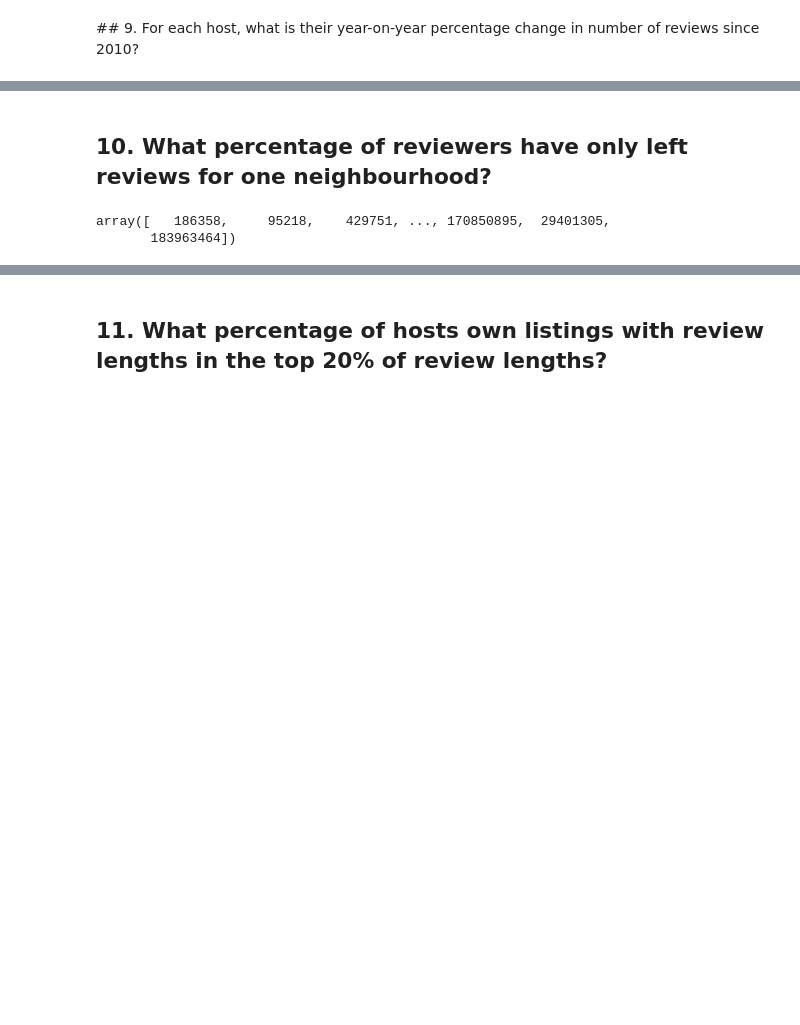
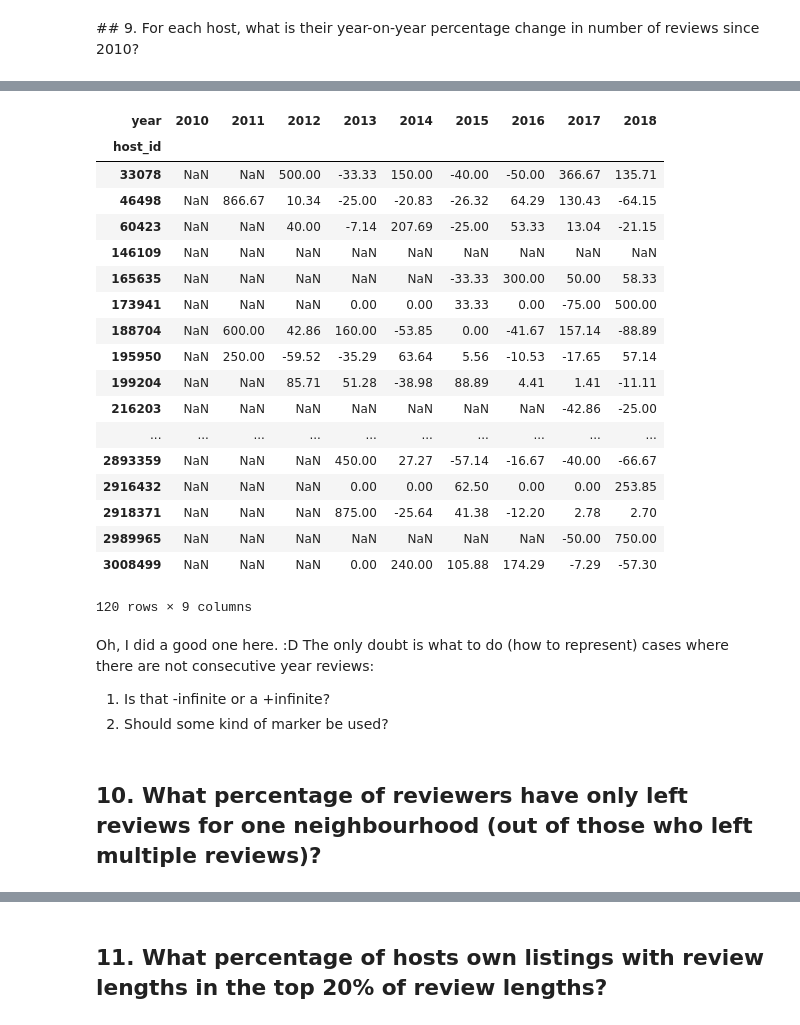
Before and after one commit to tnarik/training-meetup_20190205, a Jupyter notebook: sketch002.ipynb, the cells around one changed output, grey strips where cells are left out. Drawn from its saved outputs; the diff is of its cells as text; code cells hidden in the pictures; blank space fills up the shorter version.

Commit message:
Only questions 11 and 12 are missing now. Screen captures of answers to be added. Answers to be verified.

```diff
--- a/sketch002.ipynb
+++ b/sketch002.ipynb
@@ -330,0 +318,3 @@ listings_with_reviews
+# %%
+reviews['length'] = reviews.apply(lambda x: len(x.comments), axis=1)
+length_by_listing = reviews[['listing_id', 'length']].groupby('listing_id').mean()
@@ -331,2 +348,5 @@ listings_with_reviews
 # %% [markdown]
 ## 9. For each host, what is their year-on-year percentage change in number of reviews since 2010?
+# %%
+reviews['year'] = reviews.date.apply(lambda x: x.split('/')[-1])
+reviews.head(2)
@@ -332,0 +362,4 @@ listings_with_reviews
+# %%
+host_year_reviews = pd.merge(reviews, listings_with_reviews,
+                    left_on='listing_id',
+                    right_on='listing_id').groupby(['host_id', 'year']).count()['num_reviews']
@@ -333,7 +386,29 @@ listings_with_reviews
+# %%
+(100 * host_year_reviews.unstack(level=1).pct_change(axis='columns')).round(2)
+# %% [output]
+| year | 2010 | 2011 | 2012 | 2013 | 2014 | 2015 | 2016 | 2017 | 2018 |
+| host_id |  |  |  |  |  |  |  |  |  |
+| 33078 | NaN | NaN | 500.00 | -33.33 | 150.00 | -40.00 | -50.00 | 366.67 | 135.71 |
+| 46498 | NaN | 866.67 | 10.34 | -25.00 | -20.83 | -26.32 | 64.29 | 130.43 | -64.15 |
+| 60423 | NaN | NaN | 40.00 | -7.14 | 207.69 | -25.00 | 53.33 | 13.04 | -21.15 |
+| 146109 | NaN | NaN | NaN | NaN | NaN | NaN | NaN | NaN | NaN |
+| 165635 | NaN | NaN | NaN | NaN | NaN | -33.33 | 300.00 | 50.00 | 58.33 |
+| 173941 | NaN | NaN | NaN | 0.00 | 0.00 | 33.33 | 0.00 | -75.00 | 500.00 |
+| 188704 | NaN | 600.00 | 42.86 | 160.00 | -53.85 | 0.00 | -41.67 | 157.14 | -88.89 |
+| 195950 | NaN | 250.00 | -59.52 | -35.29 | 63.64 | 5.56 | -10.53 | -17.65 | 57.14 |
+| 199204 | NaN | NaN | 85.71 | 51.28 | -38.98 | 88.89 | 4.41 | 1.41 | -11.11 |
+| 216203 | NaN | NaN | NaN | NaN | NaN | NaN | NaN | -42.86 | -25.00 |
+| ... | ... | ... | ... | ... | ... | ... | ... | ... | ... |
+| 2893359 | NaN | NaN | NaN | 450.00 | 27.27 | -57.14 | -16.67 | -40.00 | -66.67 |
+| 2916432 | NaN | NaN | NaN | 0.00 | 0.00 | 62.50 | 0.00 | 0.00 | 253.85 |
+| 2918371 | NaN | NaN | NaN | 875.00 | -25.64 | 41.38 | -12.20 | 2.78 | 2.70 |
+| 2989965 | NaN | NaN | NaN | NaN | NaN | NaN | NaN | -50.00 | 750.00 |
+| 3008499 | NaN | NaN | NaN | 0.00 | 240.00 | 105.88 | 174.29 | -7.29 | -57.30 |
+120 rows × 9 columns
+# %% [markdown]
+Oh, I did a good one here. :D
+The only doubt is what to do (how to represent) cases where there are not consecutive year reviews:
+1. Is that -infinite or a +infinite?
+2. Should some kind of marker be used?
 # %% [markdown]
-## 10. What percentage of reviewers have only left reviews for one neighbourhood?
+## 10. What percentage of reviewers have only left reviews for one neighbourhood (out of those who left multiple reviews)?
-# %%
-reviews.reviewer_id.unique()
-# %% [output]
-array([   186358,     95218,    429751, ..., 170850895,  29401305,
-       183963464])
```
Also changed, not shown: parts of 19 cells of this notebook, 1 other file.
